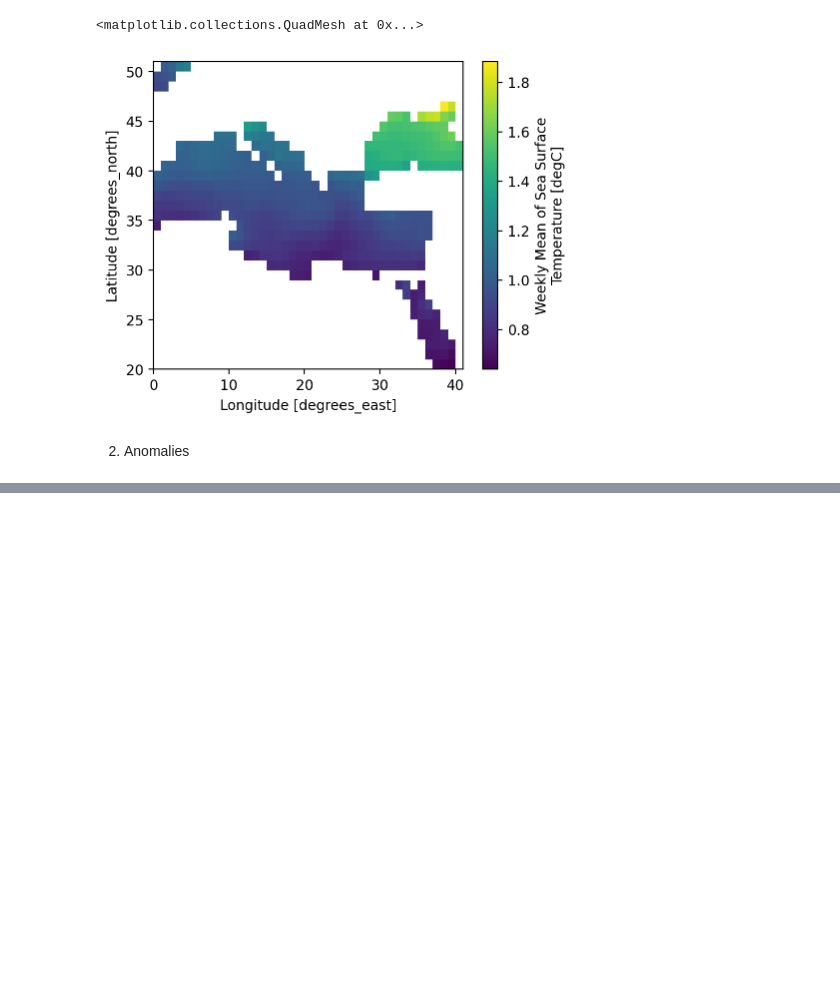
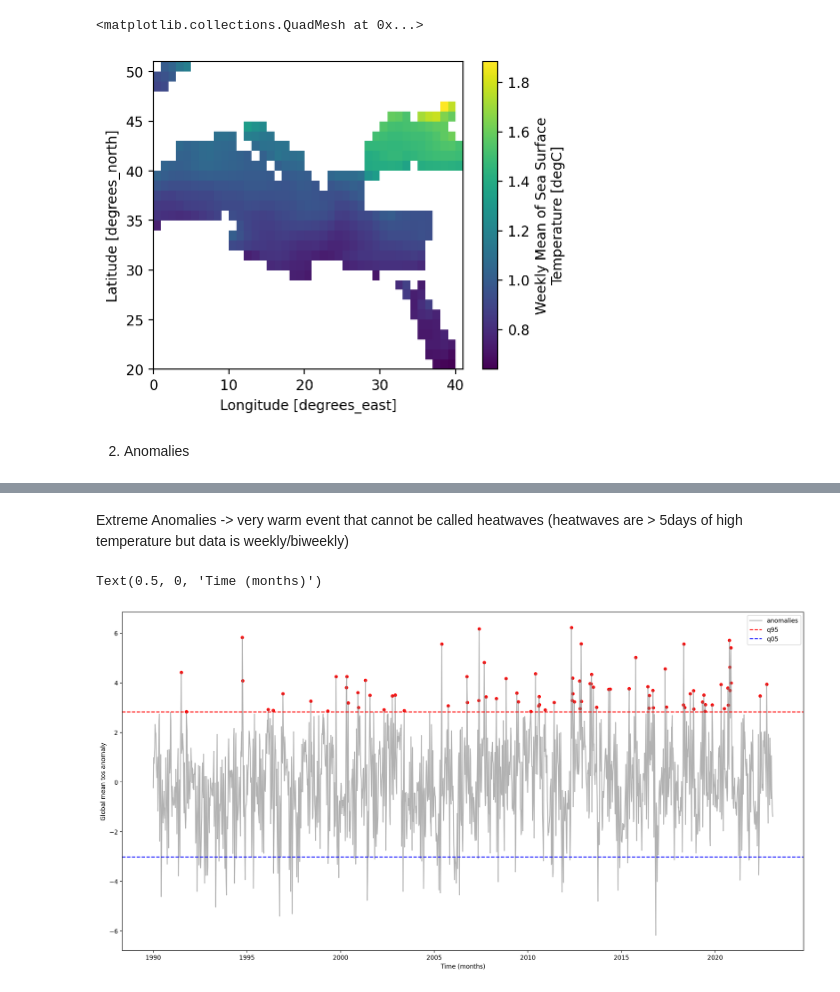
Before and after one commit to lucieDLE/MHW-Detection, a Jupyter notebook: src/notebook/analysis_mediteranean.ipynb, the cells around one changed output, grey strips where cells are left out. Saved outputs shown, nothing was run; the diff lists cells and outputs as text; code cells hidden in the pictures; blank space fills up the shorter version.

Commit message:
enh: add extreme event

```diff
--- a/src/notebook/analysis_mediteranean.ipynb
+++ b/src/notebook/analysis_mediteranean.ipynb
@@ -175,0 +179,27 @@ Text(0.5, 0, 'Time (months)')
+# %% [markdown]
+Extreme Anomalies
+-> very warm event that cannot be called heatwaves (heatwaves are > 5days of high temperature but data is weekly/biweekly)
+# %%
+q90 = np.quantile(tos_anom_selected, q=0.90)
+q95 = np.quantile(tos_anom_selected, q=0.95)
+
+q10 = np.quantile(tos_anom_selected, q=0.10)
+q05 = np.quantile(tos_anom_selected, q=0.05)
+# %%
+plt.figure(figsize=(20,10))
+plt.plot(X,y, color='gray', alpha=0.6)
+
+plt.axhline(q95, color='red', linestyle='--', label='90th percentile')
+plt.axhline(q05, color='blue', linestyle='--', label='5th percentile')
+
+
+plt.scatter(X[y > q95],
+            y[y > q95],
+            color='red', s=20, label='Extreme')
+
+plt.legend(["anomalies","q95", "q05"])
+plt.ylabel("Global mean tos anomaly")
+plt.xlabel("Time (months)")
+# %% [output]
+Text(0.5, 0, 'Time (months)')
+[figure, added]
```
Also changed, not shown: parts of 15 cells of this notebook.
